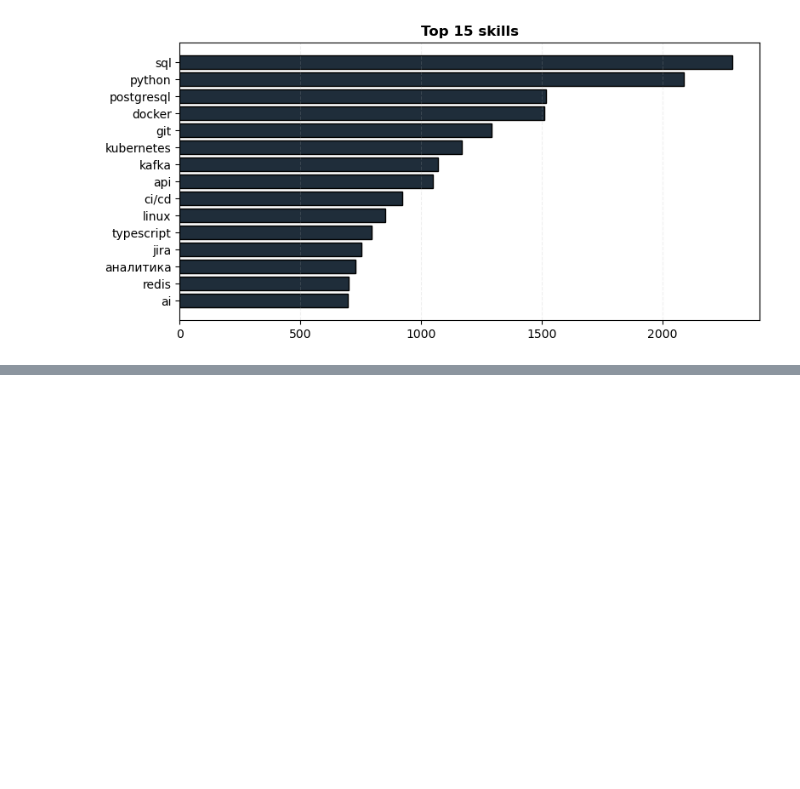
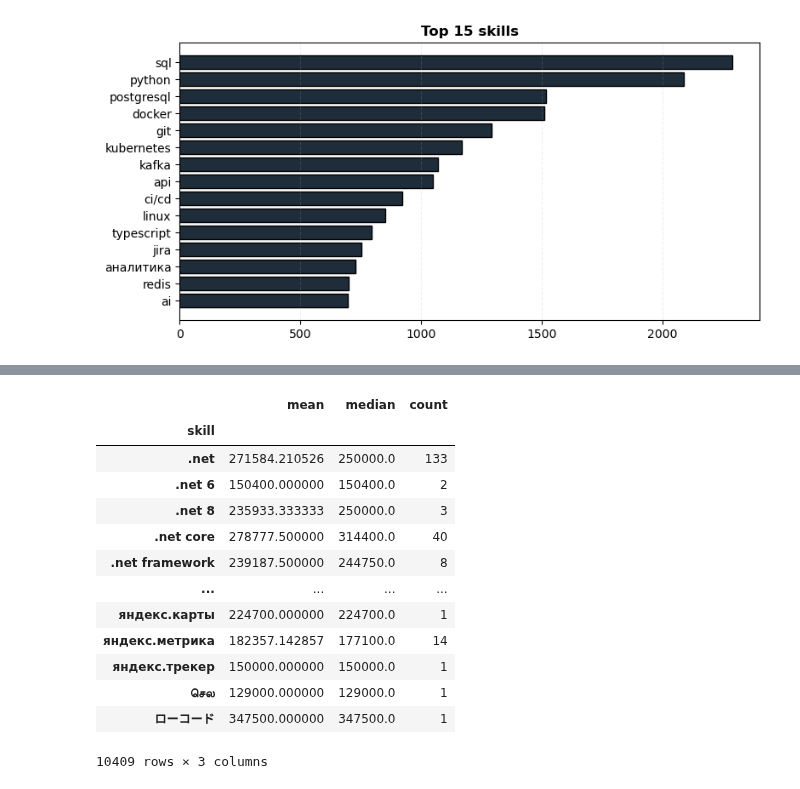
Before and after one commit to kmvitik/smadimo_group_project_2_scraping_api, a Jupyter notebook: hirehi/hirehi_eda.ipynb, the cells around one changed output, grey strips where cells are left out. Cells and saved outputs as stored; diff of their text form; code cells hidden in the pictures; blank space fills up the shorter version.

```diff
--- a/hirehi/hirehi_eda.ipynb
+++ b/hirehi/hirehi_eda.ipynb
@@ -140,0 +160,23 @@ plt.tight_layout()
+# %%
+skill_salary = pd.merge(
+    left=data_skills,
+    right=data_processed,
+    on='id'
+)[['skill', 'salary']]
+skill_salary_grouped = skill_salary.groupby('skill')['salary'].agg(['mean', 'median', 'count'])
+skill_salary_grouped
+# %% [output]
+|  | mean | median | count |
+| skill |  |  |  |
+| .net | 271584.210526 | 250000.0 | 133 |
+| .net 6 | 150400.000000 | 150400.0 | 2 |
+| .net 8 | 235933.333333 | 250000.0 | 3 |
+| .net core | 278777.500000 | 314400.0 | 40 |
+| .net framework | 239187.500000 | 244750.0 | 8 |
+| ... | ... | ... | ... |
+| яндекс.карты | 224700.000000 | 224700.0 | 1 |
+| яндекс.метрика | 182357.142857 | 177100.0 | 14 |
+| яндекс.трекер | 150000.000000 | 150000.0 | 1 |
+| செல | 129000.000000 | 129000.0 | 1 |
+| ローコード | 347500.000000 | 347500.0 | 1 |
+10409 rows × 3 columns
```
Also changed, not shown: parts of 5 cells of this notebook.
